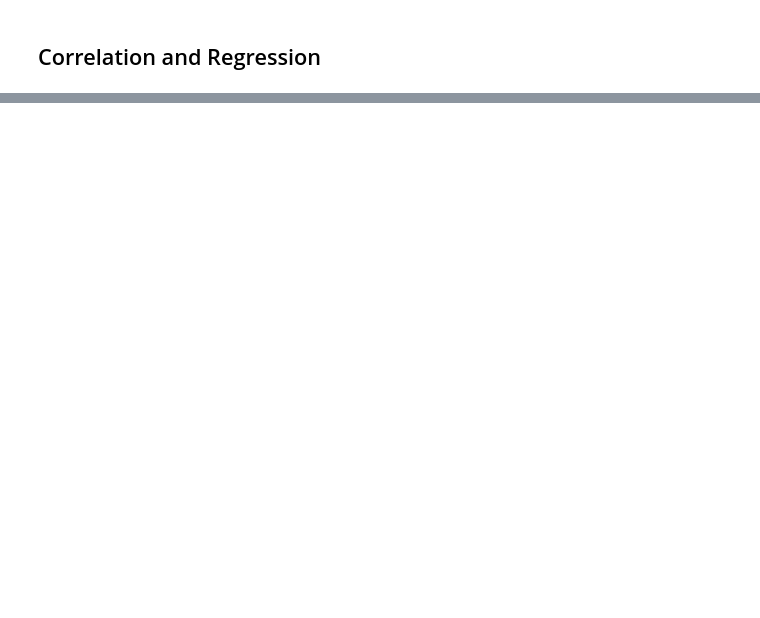
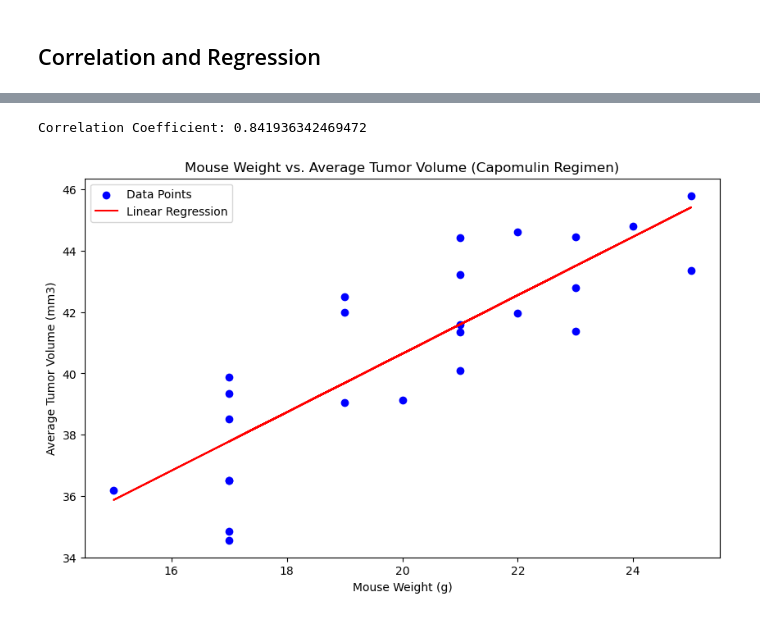
Before and after one commit to cc-roy/mod5-challenge, a Jupyter notebook: pymaceuticals.ipynb, the cells around one changed output, grey strips where cells are left out. Cells and saved outputs as stored; diff of their text form; code cells hidden in the pictures; blank space fills up the shorter version.

```diff
--- a/pymaceuticals.ipynb
+++ b/pymaceuticals.ipynb
@@ -295,0 +309,25 @@ The correlation between mouse weight and the average tumor volume is 0.84
+# %%
+# Calculate the correlation coefficient and a linear regression model
+# for mouse weight and average observed tumor volume for the entire Capomulin regimen
+capomulin_data = mouse_study_clean[mouse_study_clean['Drug Regimen'] == 'Capomulin']
+
+average_tumor_volume = capomulin_data.groupby('Mouse ID')['Tumor Volume (mm3)'].mean()
+
+capomulin_avg_data = pd.merge(average_tumor_volume, capomulin_data[['Mouse ID', 'Weight (g)']], on='Mouse ID', how='left').drop_duplicates()
+
+correlation_coefficient, _ = st.pearsonr(capomulin_avg_data['Weight (g)'], capomulin_avg_data['Tumor Volume (mm3)'])
+print(f'Correlation Coefficient: {correlation_coefficient}')
+
+slope, intercept, _, _, _ = st.linregress(capomulin_avg_data['Weight (g)'], capomulin_avg_data['Tumor Volume (mm3)'])
+
+plt.figure(figsize=(10, 6))
+plt.scatter(capomulin_avg_data['Weight (g)'], capomulin_avg_data['Tumor Volume (mm3)'], marker='o', color='blue', label='Data Points')
+plt.plot(capomulin_avg_data['Weight (g)'], slope * capomulin_avg_data['Weight (g)'] + intercept, color='red', label='Linear Regression')
+plt.title('Mouse Weight vs. Average Tumor Volume (Capomulin Regimen)')
+plt.xlabel('Mouse Weight (g)')
+plt.ylabel('Average Tumor Volume (mm3)')
+plt.legend()
+plt.show()
+# %% [output]
+Correlation Coefficient: 0.841936342469472
+[figure, added]
```
Also changed, not shown: parts of 7 cells of this notebook, 1 other file.
